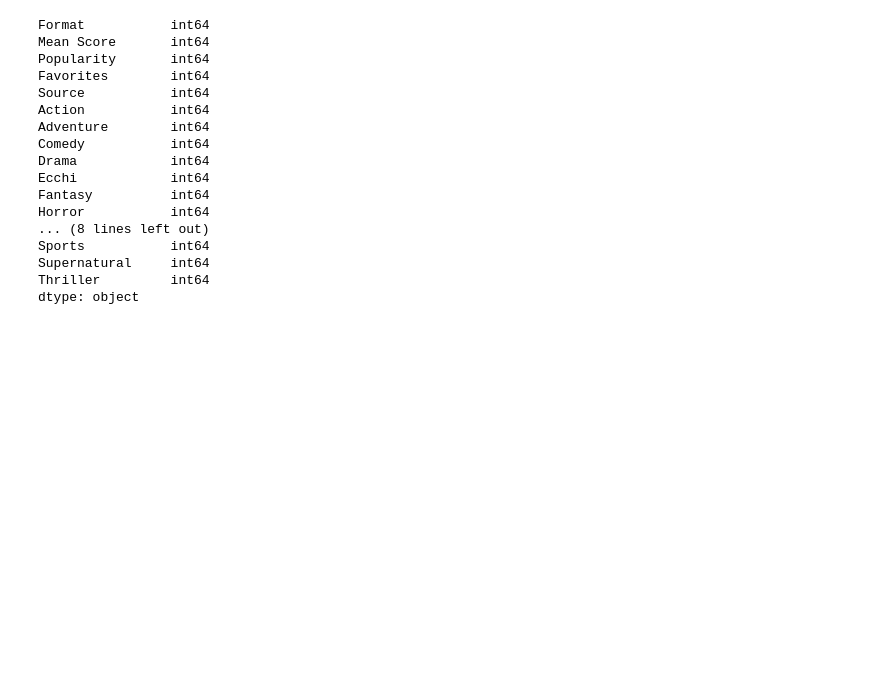
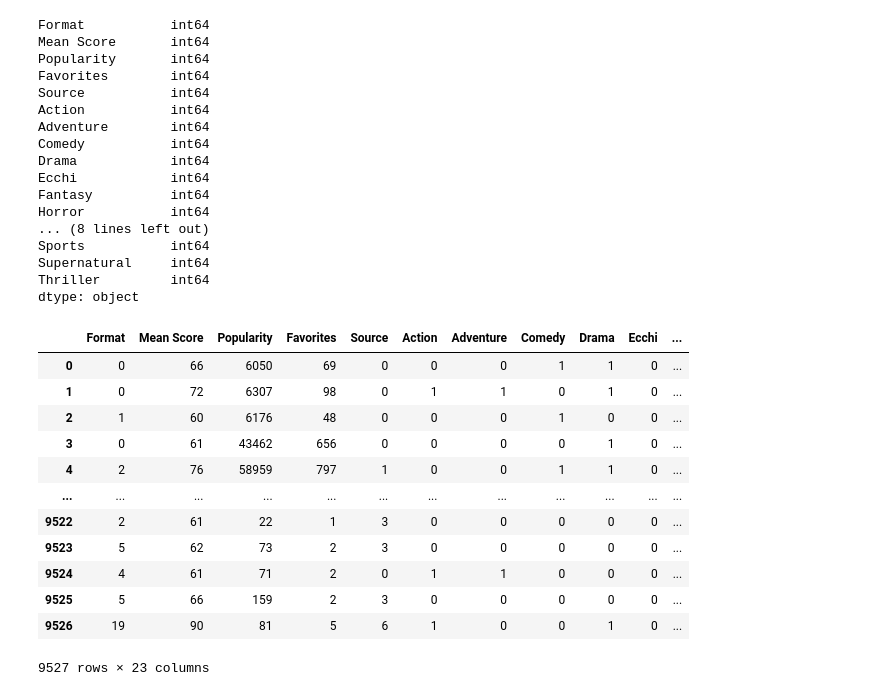
Before and after one commit to ItanMallul/DS_Proj, a Jupyter notebook: Data_Cleaning.ipynb, the cells around one changed output. Drawn from its saved outputs; the diff is of its cells as text; code cells hidden in the pictures; blank space fills up the shorter version.

```diff
--- a/Data_Cleaning.ipynb
+++ b/Data_Cleaning.ipynb
@@ -240,5 +224,21 @@ Sports           int64
 Supernatural     int64
 Thriller         int64
 dtype: object
+# %%
+numerized_df
+# %% [output]
+|  | Format | Mean Score | Popularity | Favorites | Source | Action | Adventure | Comedy | Drama | Ecchi | ... |
+| 0 | 0 | 66 | 6050 | 69 | 0 | 0 | 0 | 1 | 1 | 0 | ... |
+| 1 | 0 | 72 | 6307 | 98 | 0 | 1 | 1 | 0 | 1 | 0 | ... |
+| 2 | 1 | 60 | 6176 | 48 | 0 | 0 | 0 | 1 | 0 | 0 | ... |
+| 3 | 0 | 61 | 43462 | 656 | 0 | 0 | 0 | 0 | 1 | 0 | ... |
+| 4 | 2 | 76 | 58959 | 797 | 1 | 0 | 0 | 1 | 1 | 0 | ... |
+| ... | ... | ... | ... | ... | ... | ... | ... | ... | ... | ... | ... |
+| 9522 | 2 | 61 | 22 | 1 | 3 | 0 | 0 | 0 | 0 | 0 | ... |
+| 9523 | 5 | 62 | 73 | 2 | 3 | 0 | 0 | 0 | 0 | 0 | ... |
+| 9524 | 4 | 61 | 71 | 2 | 0 | 1 | 1 | 0 | 0 | 0 | ... |
+| 9525 | 5 | 66 | 159 | 2 | 3 | 0 | 0 | 0 | 0 | 0 | ... |
+| 9526 | 19 | 90 | 81 | 5 | 6 | 1 | 0 | 0 | 1 | 0 | ... |
+9527 rows × 23 columns
 # %%
 numerized_df.to_csv('clean_anime_dataframe', index_label = False)
```
Also changed, not shown: parts of 11 cells of this notebook, 2 other files.
